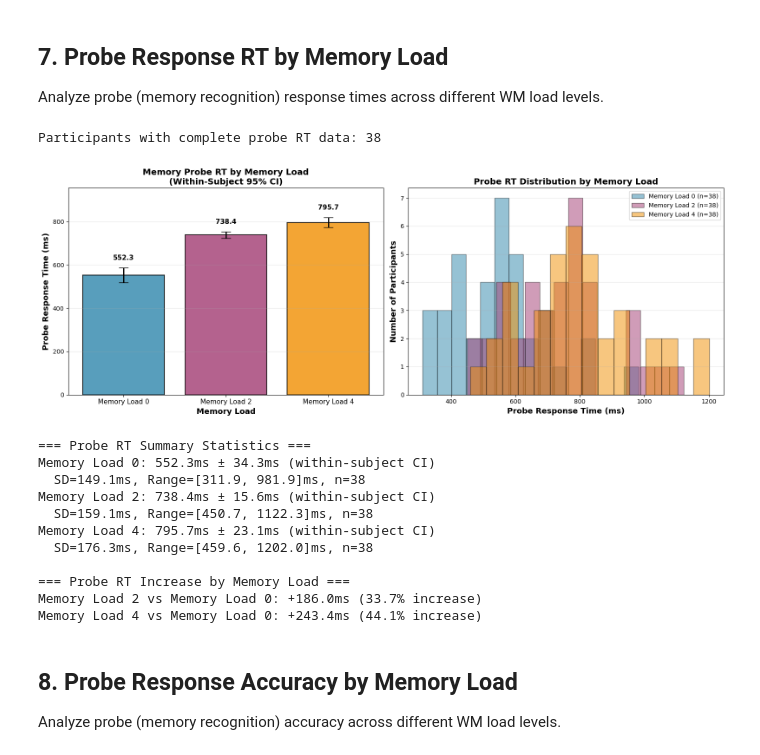
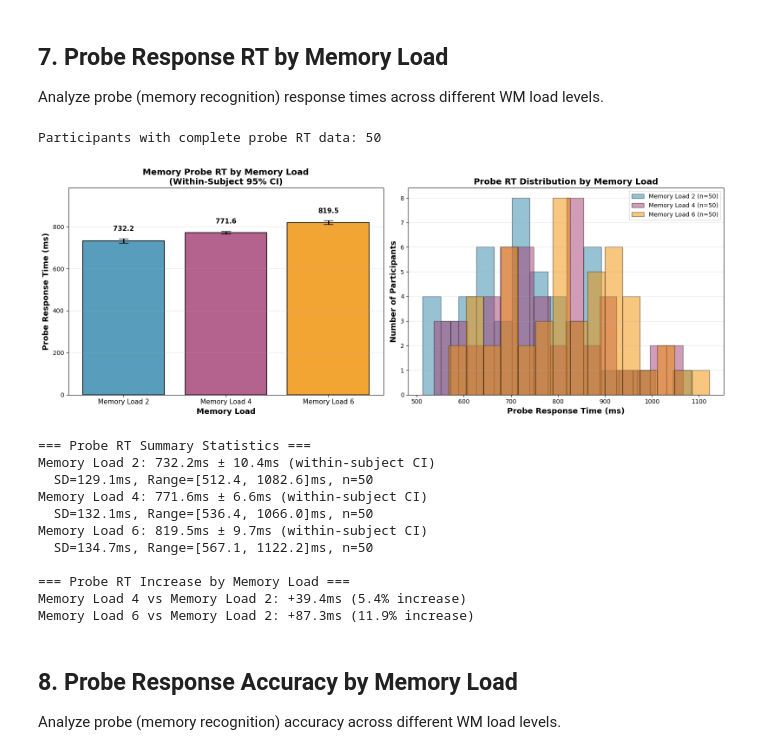
Before and after one commit to lynde-wolf/stop_signal_nested_memory_highload_analysis, a Jupyter notebook: notebooks/visualization_notebook.ipynb, the cells around one changed output. Drawn from its saved outputs; the diff is of its cells as text; code cells hidden in the pictures.

```diff
--- a/notebooks/visualization_notebook.ipynb
+++ b/notebooks/visualization_notebook.ipynb
@@ -137,9 +137,9 @@ fig.suptitle('Go Trial RT Distribution by Memory Load', fontsize=16, fontweight=
 
 colors = ['#2E86AB', '#A23B72', '#F18F01']  # Blue, Purple, Orange
 conditions = [
-    ('Memory Load 0', 'dual_task_go_wm0_mean_rt', colors[0]),
-    ('Memory Load 2', 'dual_task_go_wm2_mean_rt', colors[1]),
-    ('Memory Load 4', 'dual_task_go_wm4_mean_rt', colors[2])
+    ('Memory Load 2', 'dual_task_go_wm2_mean_rt', colors[0]),
+    ('Memory Load 4', 'dual_task_go_wm4_mean_rt', colors[1]),
+    ('Memory Load 6', 'dual_task_go_wm6_mean_rt', colors[2])
 ]
 
 for idx, (label, column, color) in enumerate(conditions):
@@ -501,7 +501,7 @@ stop_data = stop_data.dropna(subset=['go_mean_rt'])
 
 wm_data = metrics_data_wm[metrics_data_wm['prolific_id'].isin(participants_both)]
 wm_data = wm_data.dropna(subset=[
-    'dual_task_go_wm0_mean_rt', 'dual_task_go_wm2_mean_rt', 'dual_task_go_wm4_mean_rt'
+    'dual_task_go_wm2_mean_rt', 'dual_task_go_wm4_mean_rt', 'dual_task_go_wm6_mean_rt'
 ])
 
 # Get overlapping participants
@@ -519,9 +519,9 @@ wm_data_filtered = wm_data_filtered.set_index('prolific_id')
 # Create data matrix for within-subject CIs (participants x conditions)
 rt_matrix = pd.DataFrame({
     'Simple_Stop': stop_data_filtered['go_mean_rt'],
-    'WM_Load_0': wm_data_filtered['dual_task_go_wm0_mean_rt'],
     'WM_Load_2': wm_data_filtered['dual_task_go_wm2_mean_rt'],
-    'WM_Load_4': wm_data_filtered['dual_task_go_wm4_mean_rt']
+    'WM_Load_4': wm_data_filtered['dual_task_go_wm4_mean_rt'],
+    'WM_Load_6': wm_data_filtered['dual_task_go_wm6_mean_rt']
 })
 
 # Calculate within-subject CIs
@@ -530,16 +530,16 @@ all_cis = calculate_within_subject_ci(rt_matrix)
 # Calculate means for each condition
 all_means = np.array([
     rt_matrix['Simple_Stop'].mean(),
-    rt_matrix['WM_Load_0'].mean(),
     rt_matrix['WM_Load_2'].mean(),
-    rt_matrix['WM_Load_4'].mean()
+    rt_matrix['WM_Load_4'].mean(),
+    rt_matrix['WM_Load_6'].mean()
 ])
 
 # Store simple stop mean for reference line
 simple_stop_mean = all_means[0]
 
 # Set up bar positions and colors
-conditions = ['Simple\nStop Signal\n(No WM)', 'Memory Load 0', 'Memory Load 2', 'Memory Load 4']
+conditions = ['Simple\nStop Signal\n(No WM)', 'Memory Load 2', 'Memory Load 4', 'Memory Load 6']
 x_pos = np.arange(len(conditions))
 colors = ['#C1121F', '#2E86AB', '#A23B72', '#F18F01']  # Red for baseline, then blue/purple/orange
 
@@ -577,12 +577,12 @@ plt.show()
 # Print summary statistics
 print(f"\n=== GO RT Comparison Summary (n={len(common_participants)} participants) ===\n")
 print(f"Simple Stop Signal (No WM): {all_means[0]:.1f}ms ± {all_cis[0]:.1f}ms (within-subject 95% CI)")
-print(f"WM Load 0: {all_means[1]:.1f}ms ± {all_cis[1]:.1f}ms (within-subject 95% CI)")
-print(f"WM Load 2: {all_means[2]:.1f}ms ± {all_cis[2]:.1f}ms (within-subject 95% CI)")
-print(f"WM Load 4: {all_means[3]:.1f}ms ± {all_cis[3]:.1f}ms (within-subject 95% CI)")
+print(f"WM Load 2: {all_means[1]:.1f}ms ± {all_cis[1]:.1f}ms (within-subject 95% CI)")
+print(f"WM Load 4: {all_means[2]:.1f}ms ± {all_cis[2]:.1f}ms (within-subject 95% CI)")
+print(f"WM Load 6: {all_means[3]:.1f}ms ± {all_cis[3]:.1f}ms (within-subject 95% CI)")
 
 print(f"\n=== RT Cost relative to Simple Stop Signal ===")
-print(f"WM Load 0: +{all_means[1] - simple_stop_mean:.1f}ms ({(all_means[1] - simple_stop_mean)/simple_stop_mean*100:.1f}%)")
-print(f"WM Load 2: +{all_means[2] - simple_stop_mean:.1f}ms ({(all_means[2] - simple_stop_mean)/simple_stop_mean*100:.1f}%)")
-print(f"WM Load 4: +{all_means[3] - simple_stop_mean:.1f}ms ({(all_means[3] - simple_stop_mean)/simple_stop_mean*100:.1f}%)")
+print(f"WM Load 2: +{all_means[1] - simple_stop_mean:.1f}ms ({(all_means[1] - simple_stop_mean)/simple_stop_mean*100:.1f}%)")
+print(f"WM Load 4: +{all_means[2] - simple_stop_mean:.1f}ms ({(all_means[2] - simple_stop_mean)/simple_stop_mean*100:.1f}%)")
+print(f"WM Load 6: +{all_means[3] - simple_stop_mean:.1f}ms ({(all_means[3] - simple_stop_mean)/simple_stop_mean*100:.1f}%)")
 # %% [output]
@@ -609,18 +609,18 @@ fig, axes = plt.subplots(1, 2, figsize=(16, 6))
 
 # Get participants with complete probe data
 complete_probe_data = metrics_data_wm.dropna(subset=[
-    'probe_wm0_mean_rt',
     'probe_wm2_mean_rt',
-    'probe_wm4_mean_rt'
+    'probe_wm4_mean_rt',
+    'probe_wm6_mean_rt'
 ])
 
 print(f"Participants with complete probe RT data: {len(complete_probe_data)}\n")
 
 # Prepare data matrix for within-subject CI calculation
 probe_rt_matrix = complete_probe_data[[
-    'probe_wm0_mean_rt',
     'probe_wm2_mean_rt',
-    'probe_wm4_mean_rt'
+    'probe_wm4_mean_rt',
+    'probe_wm6_mean_rt'
 ]]
 
 # Calculate within-subject CIs
@@ -633,7 +633,7 @@ probe_rt_means = np.array([
     probe_rt_matrix.iloc[:, 2].mean()
 ])
 
-conditions = ['Memory Load 0', 'Memory Load 2', 'Memory Load 4']
+conditions = ['Memory Load 2', 'Memory Load 4', 'Memory Load 6']
 x_pos = np.arange(len(conditions))
 colors = ['#2E86AB', '#A23B72', '#F18F01']
 
@@ -662,55 +662,55 @@ for i, (bar, mean, ci) in enumerate(zip(bars, probe_rt_means, probe_rt_cis)):
 ax2 = axes[1]
 
 probe_data = [
-    metrics_data_wm['probe_wm0_mean_rt'].dropna(),
     metrics_data_wm['probe_wm2_mean_rt'].dropna(),
-    metrics_data_wm['probe_wm4_mean_rt'].dropna()
+    metrics_data_wm['probe_wm4_mean_rt'].dropna(),
+    metrics_data_wm['probe_wm6_mean_rt'].dropna()
 ]
 
 # Create overlapping histograms
 for i, (data, color, label) in enumerate(zip(probe_data, colors, conditions)):
     ax2.hist(data, bins=15, alpha=0.5, color=color, edgecolor='black',
              label=f'{label} (n={len(data)})', density=False)
 
 ax2.set_xlabel('Probe Response Time (ms)', fontsize=13, fontweight='bold')
 ax2.set_ylabel('Number of Participants', fontsize=13, fontweight='bold')
 ax2.set_title('Probe RT Distribution by Memory Load', fontsize=14, fontweight='bold')
 ax2.legend(fontsize=10)
 ax2.grid(True, alpha=0.3, axis='y')
 
 plt.tight_layout()
 plt.show()
 
 # Print summary statistics
 print("=== Probe RT Summary Statistics ===")
 for i, condition in enumerate(conditions):
     mean = probe_rt_means[i]
     ci = probe_rt_cis[i]
     data = probe_data[i]
     print(f"{condition}: {mean:.1f}ms ± {ci:.1f}ms (within-subject CI)")
     print(f"  SD={data.std():.1f}ms, Range=[{data.min():.1f}, {data.max():.1f}]ms, n={len(data)}")
 
 # Calculate probe RT increase from load
 print("\n=== Probe RT Increase by Memory Load ===")
 baseline_probe = probe_rt_means[0]
 for i in range(1, len(conditions)):
     increase = probe_rt_means[i] - baseline_probe
     percent = (increase / baseline_probe) * 100
     print(f"{conditions[i]} vs {conditions[0]}: +{increase:.1f}ms ({percent:.1f}% increase)")
 # %% [output]
-Participants with complete probe RT data: 38
+Participants with complete probe RT data: 50
-[figure, old version]
+[figure, new version]
 === Probe RT Summary Statistics ===
-Memory Load 0: 552.3ms ± 34.3ms (within-subject CI)
-  SD=149.1ms, Range=[311.9, 981.9]ms, n=38
-Memory Load 2: 738.4ms ± 15.6ms (within-subject CI)
-  SD=159.1ms, Range=[450.7, 1122.3]ms, n=38
-Memory Load 4: 795.7ms ± 23.1ms (within-subject CI)
-  SD=176.3ms, Range=[459.6, 1202.0]ms, n=38
+Memory Load 2: 732.2ms ± 10.4ms (within-subject CI)
+  SD=129.1ms, Range=[512.4, 1082.6]ms, n=50
+Memory Load 4: 771.6ms ± 6.6ms (within-subject CI)
+  SD=132.1ms, Range=[536.4, 1066.0]ms, n=50
+Memory Load 6: 819.5ms ± 9.7ms (within-subject CI)
+  SD=134.7ms, Range=[567.1, 1122.2]ms, n=50
 
 === Probe RT Increase by Memory Load ===
-Memory Load 2 vs Memory Load 0: +186.0ms (33.7% increase)
-Memory Load 4 vs Memory Load 0: +243.4ms (44.1% increase)
+Memory Load 4 vs Memory Load 2: +39.4ms (5.4% increase)
+Memory Load 6 vs Memory Load 2: +87.3ms (11.9% increase)
 # %% [markdown]
 ## 8. Probe Response Accuracy by Memory Load
 
```
Also changed, not shown: parts of 22 cells of this notebook, 7 other files.
